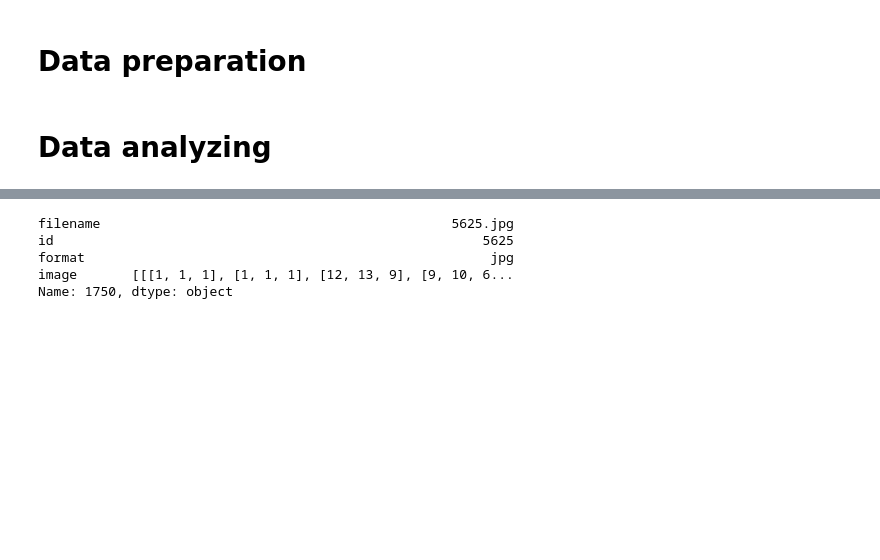
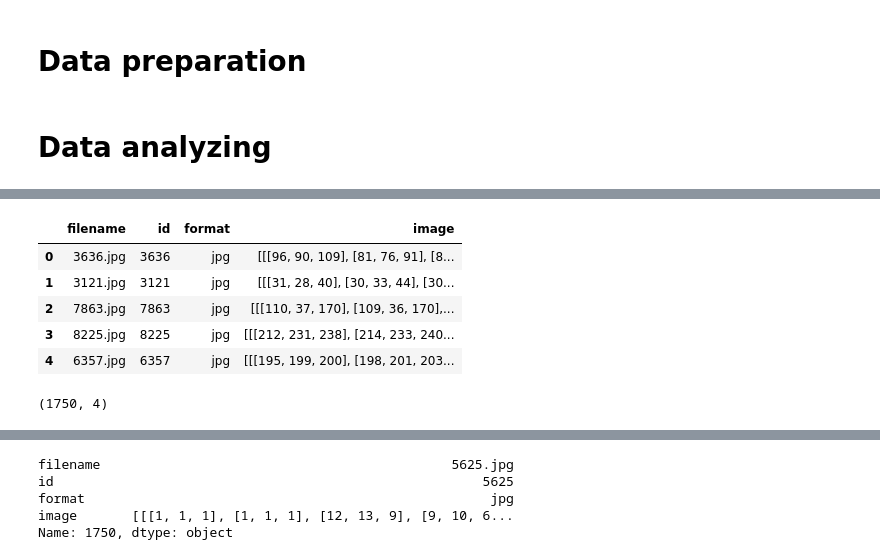
Before and after one commit to BoKna031/Image_inpainting, a Jupyter notebook: Image_inpainting.ipynb, the cells around one changed output, grey strips where cells are left out. Drawn from its saved outputs; the diff is of its cells as text; code cells hidden in the pictures; blank space fills up the shorter version.

```diff
--- a/Image_inpainting.ipynb
+++ b/Image_inpainting.ipynb
@@ -125,0 +147,13 @@ csv =  load_csv(os.path.join('Dataset', 'Training_Data', 'Cat', 'masked_info.csv
+# %%
+x2_img.head(5)
+# %% [output]
+|  | filename | id | format | image |
+| 0 | 3636.jpg | 3636 | jpg | [[[96, 90, 109], [81, 76, 91], [8... |
+| 1 | 3121.jpg | 3121 | jpg | [[[31, 28, 40], [30, 33, 44], [30... |
+| 2 | 7863.jpg | 7863 | jpg | [[[110, 37, 170], [109, 36, 170],... |
+| 3 | 8225.jpg | 8225 | jpg | [[[212, 231, 238], [214, 233, 240... |
+| 4 | 6357.jpg | 6357 | jpg | [[[195, 199, 200], [198, 201, 203... |
+# %%
+x1_img.shape
+# %% [output]
+(1750, 4)
```
Also changed, not shown: parts of 23 cells of this notebook.
